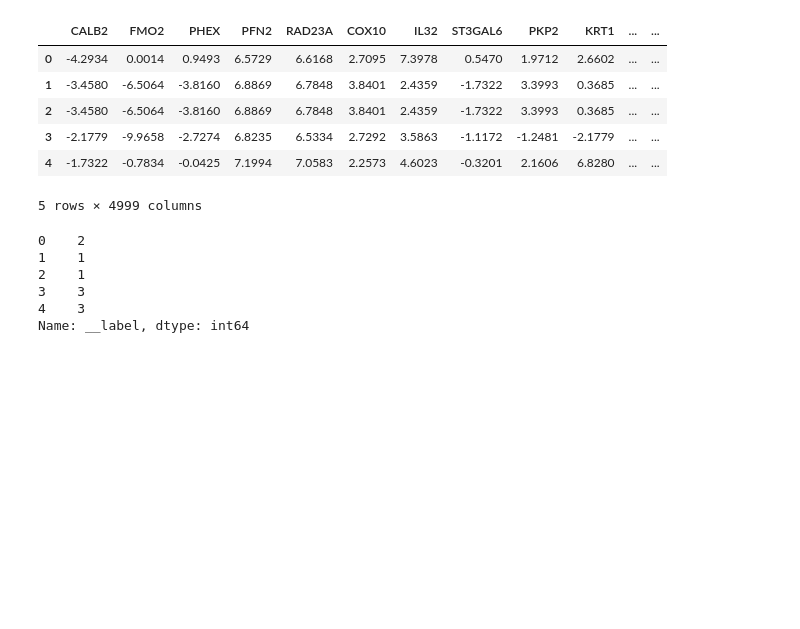
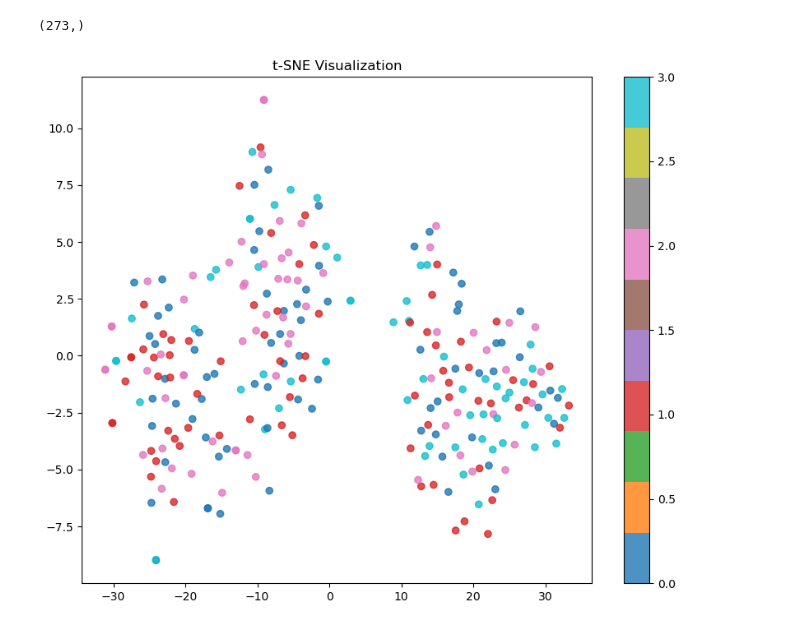
Before and after one commit to minnminncherry/BrainCancerSurv, a Jupyter notebook: model/mlp.ipynb, the cells around one changed output. Cells and saved outputs as stored; diff of their text form; code cells hidden in the pictures; blank space fills up the shorter version.

```diff
--- a/model/mlp.ipynb
+++ b/model/mlp.ipynb
@@ -96,10 +135,0 @@ plt.show()
-# %%
-x.head()
-# %% [output]
-|  | CALB2 | FMO2 | PHEX | PFN2 | RAD23A | COX10 | IL32 | ST3GAL6 | PKP2 | KRT1 | ... | ... |
-| 0 | -4.2934 | 0.0014 | 0.9493 | 6.5729 | 6.6168 | 2.7095 | 7.3978 | 0.5470 | 1.9712 | 2.6602 | ... | ... |
-| 1 | -3.4580 | -6.5064 | -3.8160 | 6.8869 | 6.7848 | 3.8401 | 2.4359 | -1.7322 | 3.3993 | 0.3685 | ... | ... |
-| 2 | -3.4580 | -6.5064 | -3.8160 | 6.8869 | 6.7848 | 3.8401 | 2.4359 | -1.7322 | 3.3993 | 0.3685 | ... | ... |
-| 3 | -2.1779 | -9.9658 | -2.7274 | 6.8235 | 6.5334 | 2.7292 | 3.5863 | -1.1172 | -1.2481 | -2.1779 | ... | ... |
-| 4 | -1.7322 | -0.7834 | -0.0425 | 7.1994 | 7.0583 | 2.2573 | 4.6023 | -0.3201 | 2.1606 | 6.8280 | ... | ... |
-5 rows × 4999 columns
@@ -106,11 +139,33 @@ x.head()
 # %%
-y = df["__label"]
-y.head()
+x = x.values
+y = y.values
+y.shape
 # %% [output]
-0    2
-1    1
-2    1
-3    3
-4    3
-Name: __label, dtype: int64
+(273,)
+# %%
+tsne = TSNE(
+    n_components=2,
+    perplexity=30,
+    random_state=42
+)
+
+X_tsne = tsne.fit_transform(x)
+
+plt.figure(figsize=(10,8))
+
+scatter = plt.scatter(
+    X_tsne[:, 0],
+    X_tsne[:, 1],
+    c=y,
+    cmap='tab10',
+    alpha=0.8
+)
+
+plt.title("t-SNE Visualization")
+
+plt.colorbar(scatter)
+
+plt.show()
+# %% [output]
+[figure, added]
 # %%
```
Also changed, not shown: parts of 31 cells of this notebook, 14 other files.
